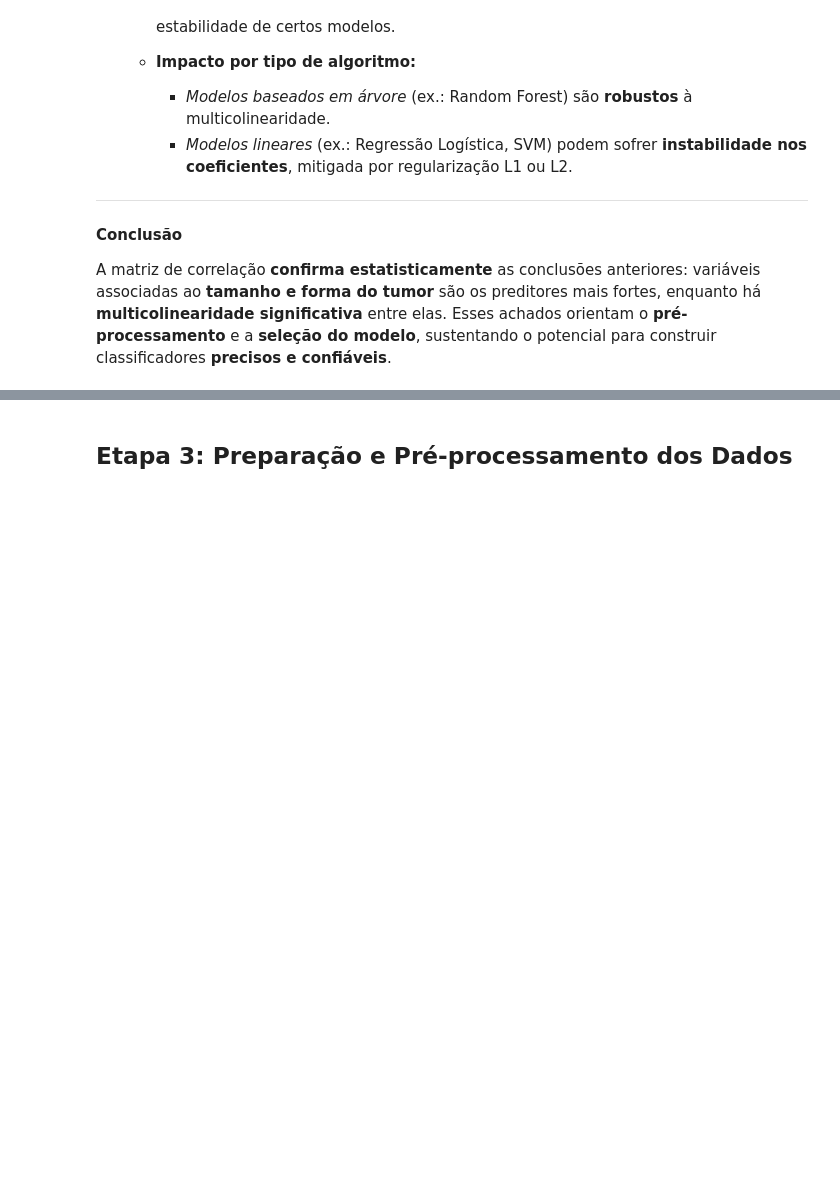
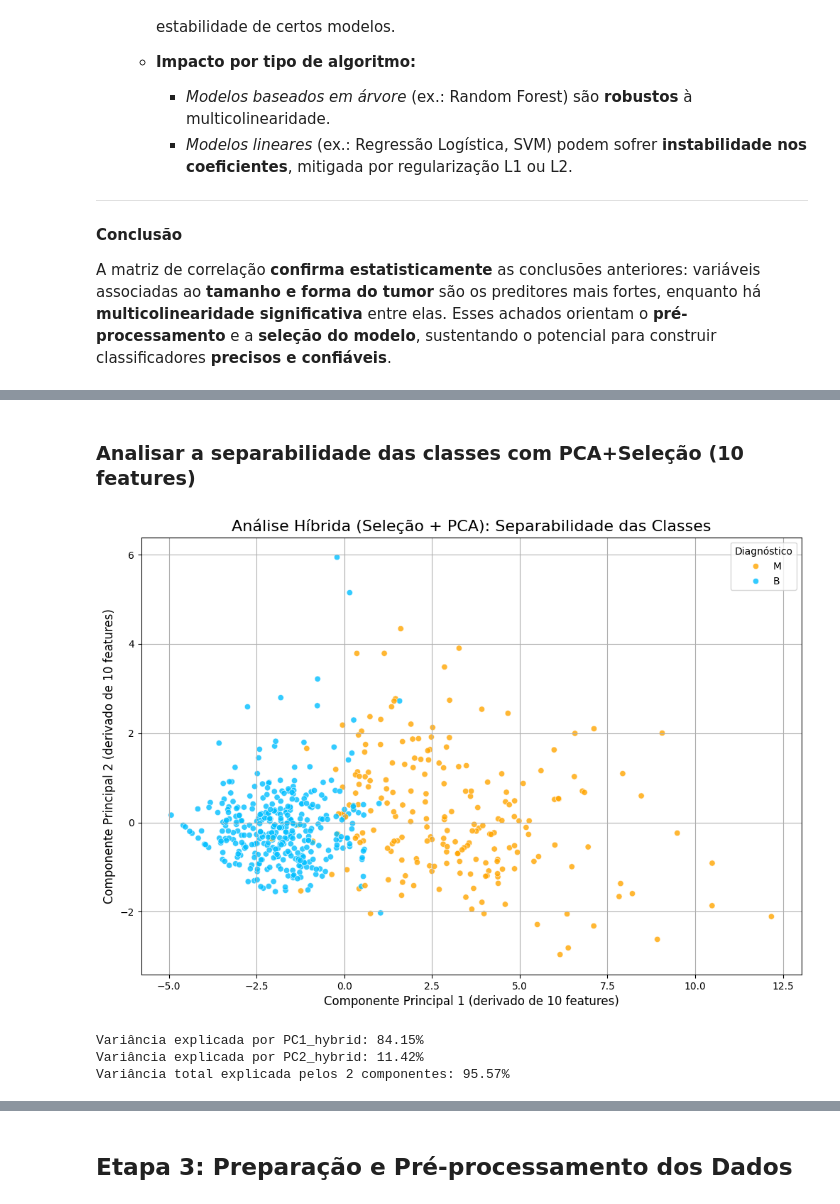
Before and after one commit to lincolngmc/caixaversogrupo5, a Jupyter notebook: ADA_projeto.ipynb, the cells around one changed output, grey strips where cells are left out. Saved outputs shown, nothing was run; the diff lists cells and outputs as text; code cells hidden in the pictures; blank space fills up the shorter version.

```diff
--- a/ADA_projeto.ipynb
+++ b/ADA_projeto.ipynb
@@ -589,0 +676,63 @@ A matriz de correlação **confirma estatisticamente** as conclusões anteriores
+# %% [markdown]
+###  Analisar a separabilidade das classes com PCA+Seleção (10 features)
+# %%
+# 1. (FILTRO) Selecionar as features mais correlacionadas. corr > 0.6
+features_selecionadas = [
+    "concave points_worst",
+    "perimeter_worst",
+    "concave points_mean",
+    "radius_worst",
+    "perimeter_mean",
+    "area_worst",
+    "radius_mean",
+    "area_mean",
+    "concavity_mean",
+    "concavity_worst",
+]
+X_selected = dt[features_selecionadas]
+y = dt["diagnosis"]  # A variável alvo permanece a mesma
+
+# 2. Escalonar APENAS as features selecionadas
+scaler_hybrid = StandardScaler()
+X_selected_scaled = scaler_hybrid.fit_transform(X_selected)
+
+# 3. (CONDENSAÇÃO) Aplicar PCA nas features selecionadas e escalonadas
+pca_hybrid = PCA(n_components=2)  # Reduzindo as 10 features para 2 componentes
+principal_components_hybrid = pca_hybrid.fit_transform(X_selected_scaled)
+
+# 4. Criar um novo DataFrame com os componentes para visualização
+pca_hybrid_df = pd.DataFrame(
+    data=principal_components_hybrid, columns=["PC1_hybrid", "PC2_hybrid"]
+)
+pca_hybrid_df = pd.concat([pca_hybrid_df, y.reset_index(drop=True)], axis=1)
+
+# 5. Visualizar a separabilidade das classes com a abordagem híbrida
+plt.figure(figsize=(12, 8))
+sns.scatterplot(
+    x="PC1_hybrid",
+    y="PC2_hybrid",
+    hue="diagnosis",
+    data=pca_hybrid_df,
+    palette={"B": "deepskyblue", "M": "orange"},
+    alpha=0.8,
+)
+
+plt.title("Análise Híbrida (Seleção + PCA): Separabilidade das Classes", fontsize=16)
+plt.xlabel("Componente Principal 1 (derivado de 10 features)", fontsize=12)
+plt.ylabel("Componente Principal 2 (derivado de 10 features)", fontsize=12)
+plt.legend(title="Diagnóstico")
+plt.grid()
+plt.show()
+
+# (Opcional) Verificar a variância explicada pelos componentes
+explained_variance_hybrid = pca_hybrid.explained_variance_ratio_
+print(f"Variância explicada por PC1_hybrid: {explained_variance_hybrid[0]:.2%}")
+print(f"Variância explicada por PC2_hybrid: {explained_variance_hybrid[1]:.2%}")
+print(
+    f"Variância total explicada pelos 2 componentes: {np.sum(explained_variance_hybrid):.2%}"
+)
+# %% [output]
+[figure, added]
+Variância explicada por PC1_hybrid: 84.15%
+Variância explicada por PC2_hybrid: 11.42%
+Variância total explicada pelos 2 componentes: 95.57%
```
Also changed, not shown: parts of 9 cells of this notebook, 1 other file.
